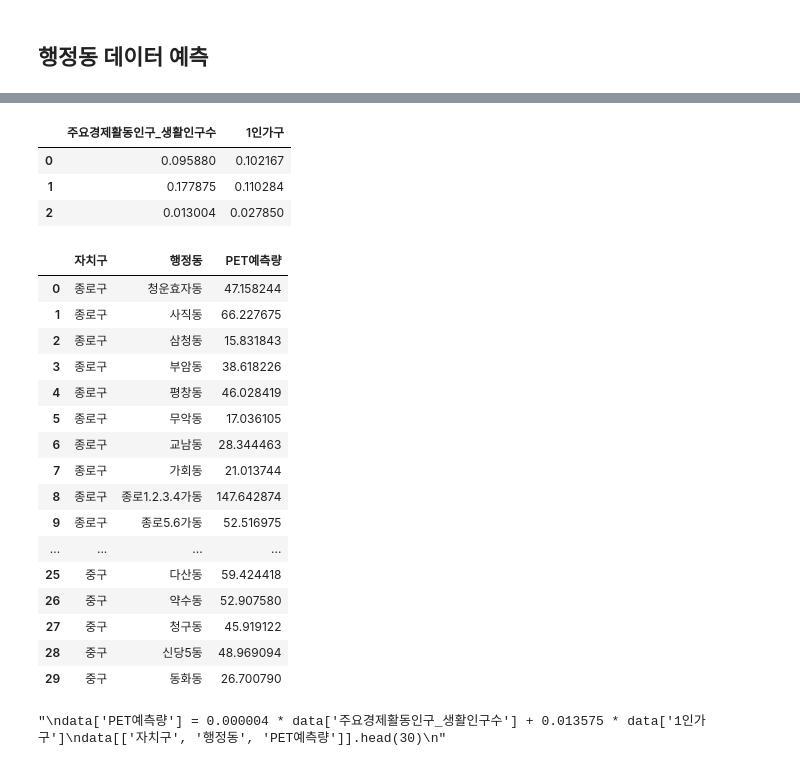
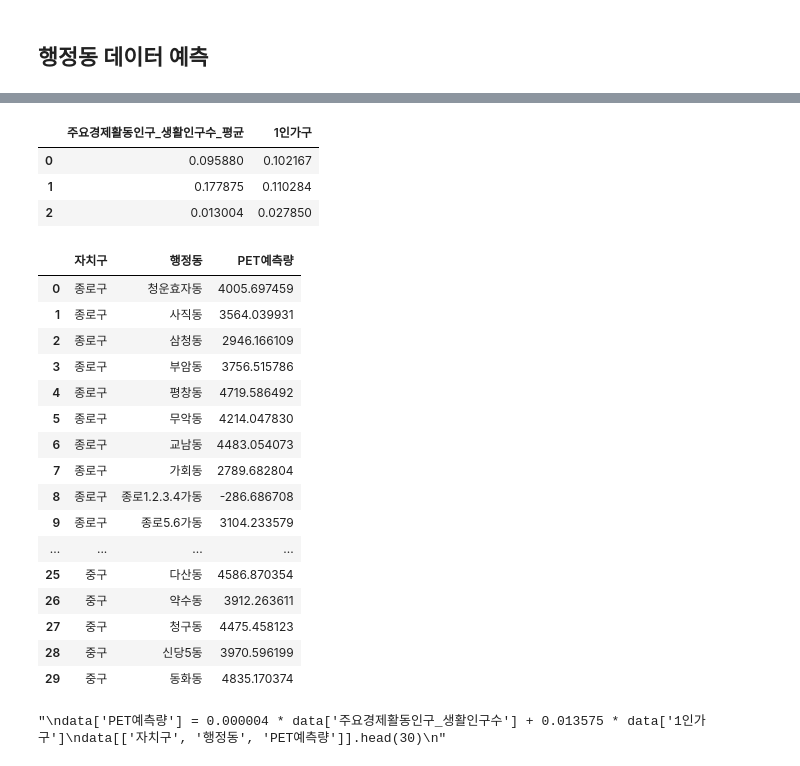
Before and after one commit to GyudongHan/Project_1, a Jupyter notebook: 프로젝트 2/다중회귀_baseline_응용1.ipynb, the cells around one changed output, grey strips where cells are left out. Saved outputs shown, nothing was run; the diff lists cells and outputs as text; code cells hidden in the pictures.

```diff
--- a/프로젝트 2/다중회귀_baseline_응용1.ipynb
+++ b/프로젝트 2/다중회귀_baseline_응용1.ipynb
@@ -154,7 +156,7 @@ from sklearn.preprocessing import MinMaxScaler
 scalerM = MinMaxScaler()
 
 # 칼럼을 지정
-columns_to_scaleM = ['연령대_2030_생활인구수_평균', '1인가구']
+columns_to_scaleM = ['연령대_2030_거주인구수_비율','1인가구_비율']
 
 # 스케일 실행
 scaledM_data = scalerM.fit_transform(DF[columns_to_scaleM])
@@ -342,33 +372,33 @@ columns_to_scale = ['주요경제활동인구_생활인구수_평균', '1인가
 data[columns_to_scale] = scalerM.fit_transform(data[columns_to_scale])
 data[columns_to_scale].head(3)
 # %% [output]
-|  | 주요경제활동인구_생활인구수 | 1인가구 |
+|  | 주요경제활동인구_생활인구수_평균 | 1인가구 |
 | 0 | 0.095880 | 0.102167 |
 | 1 | 0.177875 | 0.110284 |
 | 2 | 0.013004 | 0.027850 |
 # %%
 
 
-data['PET예측량'] = 0.000015 * data['주요경제활동인구_생활인구수_평균'] + 0.013575 * data['1인가구']
+data['PET예측량'] = 28104.482769 * data['연령대_2030_거주인구수_비율'] + (-11468.980964) * data['1인가구_비율']
 data[['자치구', '행정동', 'PET예측량']].head(30)
 # %% [output]
 |  | 자치구 | 행정동 | PET예측량 |
-| 0 | 종로구 | 청운효자동 | 47.158244 |
-| 1 | 종로구 | 사직동 | 66.227675 |
-| 2 | 종로구 | 삼청동 | 15.831843 |
-| 3 | 종로구 | 부암동 | 38.618226 |
-| 4 | 종로구 | 평창동 | 46.028419 |
-| 5 | 종로구 | 무악동 | 17.036105 |
-| 6 | 종로구 | 교남동 | 28.344463 |
-| 7 | 종로구 | 가회동 | 21.013744 |
-| 8 | 종로구 | 종로1.2.3.4가동 | 147.642874 |
-| 9 | 종로구 | 종로5.6가동 | 52.516975 |
+| 0 | 종로구 | 청운효자동 | 4005.697459 |
+| 1 | 종로구 | 사직동 | 3564.039931 |
+| 2 | 종로구 | 삼청동 | 2946.166109 |
+| 3 | 종로구 | 부암동 | 3756.515786 |
+| 4 | 종로구 | 평창동 | 4719.586492 |
+| 5 | 종로구 | 무악동 | 4214.047830 |
+| 6 | 종로구 | 교남동 | 4483.054073 |
+| 7 | 종로구 | 가회동 | 2789.682804 |
+| 8 | 종로구 | 종로1.2.3.4가동 | -286.686708 |
+| 9 | 종로구 | 종로5.6가동 | 3104.233579 |
 | ... | ... | ... | ... |
-| 25 | 중구 | 다산동 | 59.424418 |
-| 26 | 중구 | 약수동 | 52.907580 |
-| 27 | 중구 | 청구동 | 45.919122 |
-| 28 | 중구 | 신당5동 | 48.969094 |
-| 29 | 중구 | 동화동 | 26.700790 |
+| 25 | 중구 | 다산동 | 4586.870354 |
+| 26 | 중구 | 약수동 | 3912.263611 |
+| 27 | 중구 | 청구동 | 4475.458123 |
+| 28 | 중구 | 신당5동 | 3970.596199 |
+| 29 | 중구 | 동화동 | 4835.170374 |
 # %%
 """
 data['PET예측량'] = 0.000004 * data['주요경제활동인구_생활인구수'] + 0.013575 * data['1인가구']
```
Also changed, not shown: parts of 16 cells of this notebook, 3 other files.
